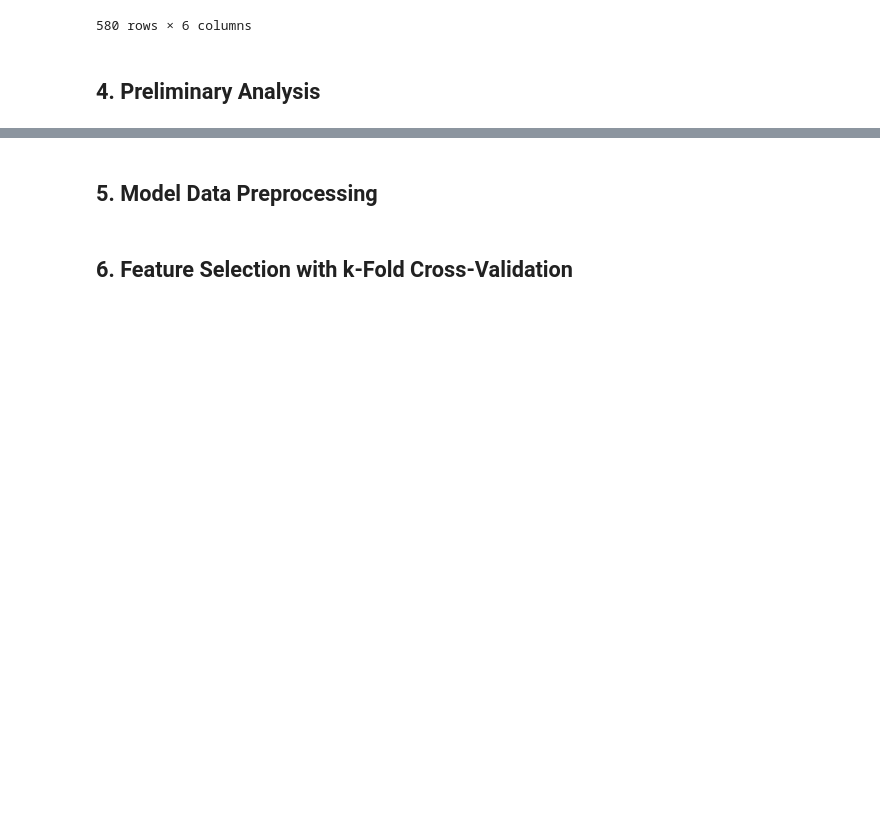
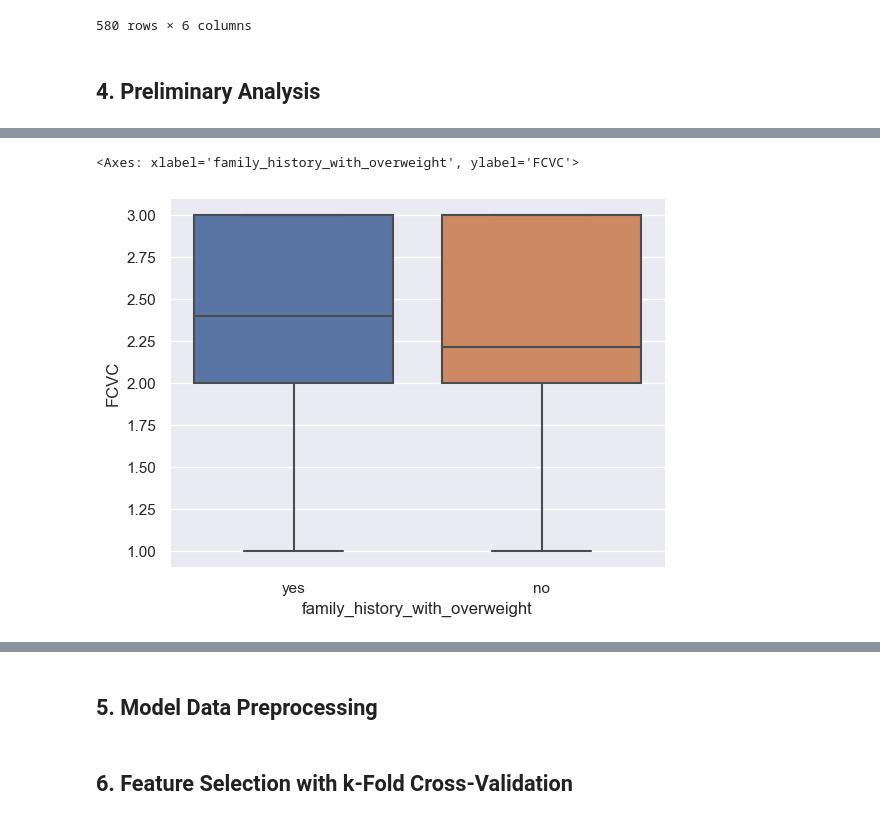
Before and after one commit to tuonganhdo/obesity-predictive-analysis, a Jupyter notebook: Final_Project_Idunnuoluwa_Akinola_Zach_Goldstein_Anh_Do.ipynb, the cells around one changed output, grey strips where cells are left out. Saved outputs shown, nothing was run; the diff lists cells and outputs as text; code cells hidden in the pictures; blank space fills up the shorter version.

```diff
--- a/Final_Project_Idunnuoluwa_Akinola_Zach_Goldstein_Anh_Do.ipynb
+++ b/Final_Project_Idunnuoluwa_Akinola_Zach_Goldstein_Anh_Do.ipynb
@@ -173,0 +194,6 @@ df.iloc[list(outliers)]
+# %%
+# FCVC - Frequent consumption of vegetables
+sns.boxplot(data=df, x=RESPONSE_VAR, y='FCVC')
+# %% [output]
+<Axes: xlabel='family_history_with_overweight', ylabel='FCVC'>
+[figure, added]
```
Also changed, not shown: parts of 26 cells of this notebook, 1 other file.
